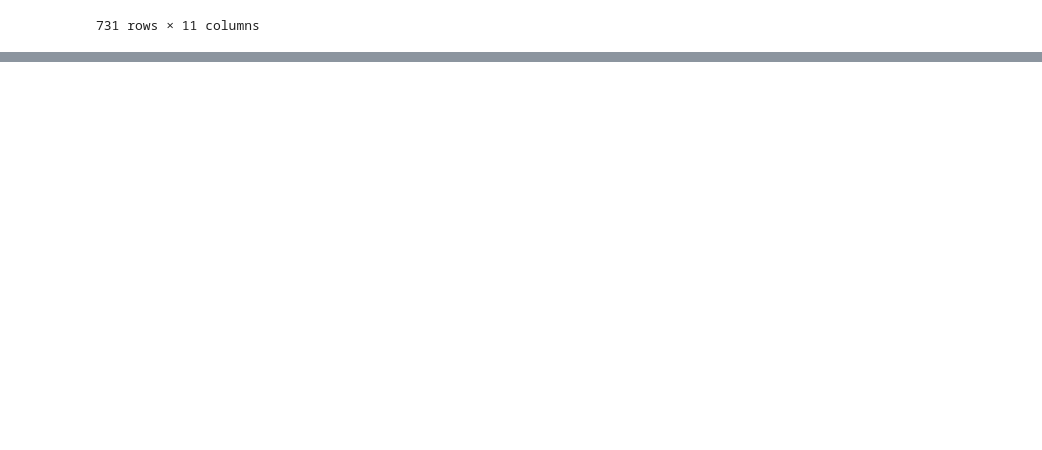
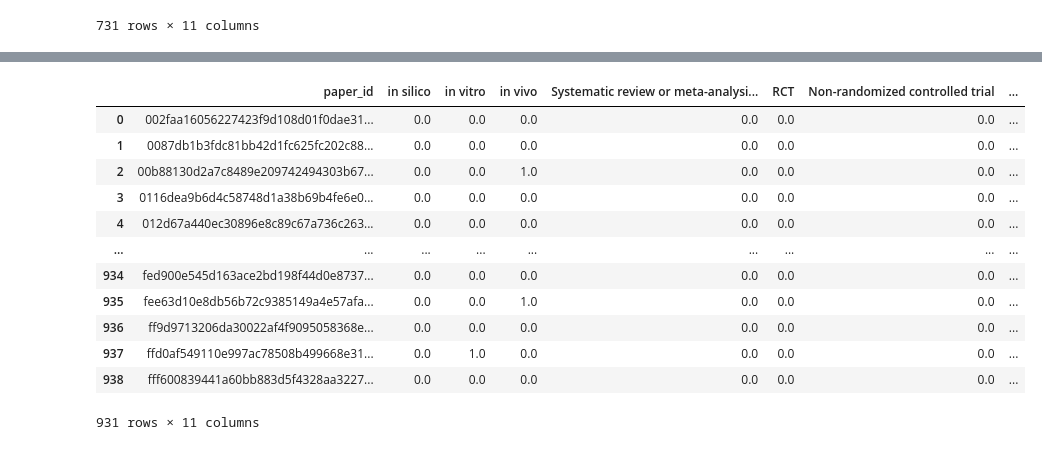
Before and after one commit to mindyng/Covid19, a Jupyter notebook: annotation_merge.ipynb, the cells around one changed output, grey strips where cells are left out. Saved outputs shown, nothing was run; the diff lists cells and outputs as text; code cells hidden in the pictures; blank space fills up the shorter version.

```diff
--- a/annotation_merge.ipynb
+++ b/annotation_merge.ipynb
@@ -252,0 +303,20 @@ kg_final
+# %%
+#formatting cw_final for concat (Pandas equivalent to SQL Union (duplicates could have been removed here but done at an earlier step))
+cw_final = cw_final.drop(columns=['paper_txt', 'sha'])
+# %%
+cw_final = cw_final.rename(columns={'Other ': 'Other'})
+cw_final
+# %% [output]
+|  | paper_id | in silico | in vitro | in vivo | Systematic review or meta-analysi... | RCT | Non-randomized controlled trial | ... |
+| 0 | 002faa16056227423f9d108d01f0dae31... | 0.0 | 0.0 | 0.0 | 0.0 | 0.0 | 0.0 | ... |
+| 1 | 0087db1b3fdc81bb42d1fc625fc202c88... | 0.0 | 0.0 | 0.0 | 0.0 | 0.0 | 0.0 | ... |
+| 2 | 00b88130d2a7c8489e209742494303b67... | 0.0 | 0.0 | 1.0 | 0.0 | 0.0 | 0.0 | ... |
+| 3 | 0116dea9b6d4c58748d1a38b69b4fe6e0... | 0.0 | 0.0 | 0.0 | 0.0 | 0.0 | 0.0 | ... |
+| 4 | 012d67a440ec30896e8c89c67a736c263... | 0.0 | 0.0 | 0.0 | 0.0 | 0.0 | 0.0 | ... |
+| ... | ... | ... | ... | ... | ... | ... | ... | ... |
+| 934 | fed900e545d163ace2bd198f44d0e8737... | 0.0 | 0.0 | 0.0 | 0.0 | 0.0 | 0.0 | ... |
+| 935 | fee63d10e8db56b72c9385149a4e57afa... | 0.0 | 0.0 | 1.0 | 0.0 | 0.0 | 0.0 | ... |
+| 936 | ff9d9713206da30022af4f9095058368e... | 0.0 | 0.0 | 0.0 | 0.0 | 0.0 | 0.0 | ... |
+| 937 | ffd0af549110e997ac78508b499668e31... | 0.0 | 1.0 | 0.0 | 0.0 | 0.0 | 0.0 | ... |
+| 938 | fff600839441a60bb883d5f4328aa3227... | 0.0 | 0.0 | 0.0 | 0.0 | 0.0 | 0.0 | ... |
+931 rows × 11 columns
```
Also changed, not shown: parts of 7 cells of this notebook.
